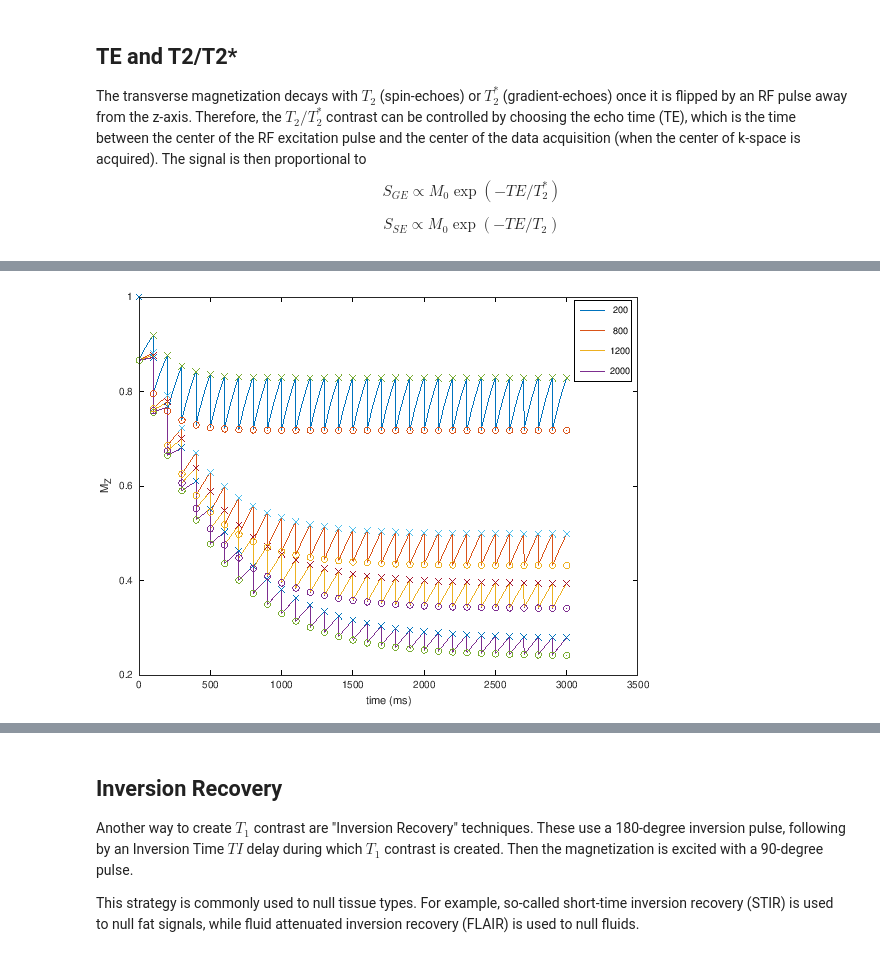
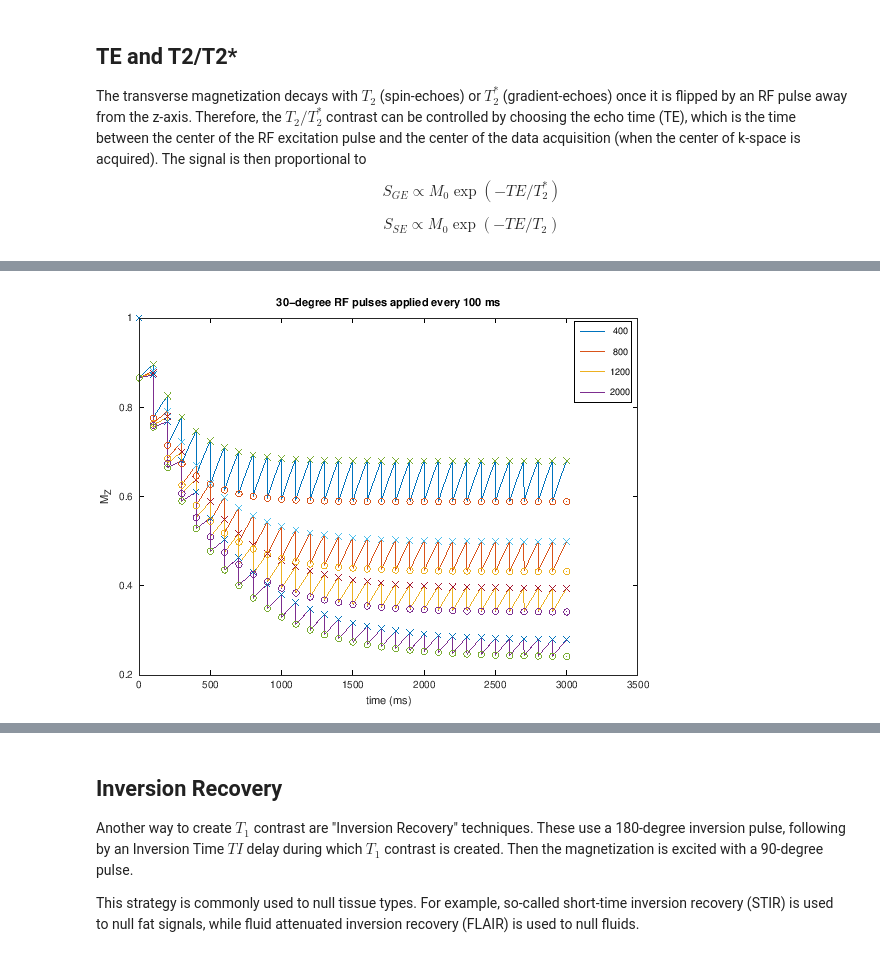
Before and after one commit to LarsonLab/MRI-education-resources, a Jupyter notebook: Notebooks/MRI Contrast.ipynb, the cells around one changed output, grey strips where cells are left out. Drawn from its saved outputs; the diff is of its cells as text; code cells hidden in the pictures.

```diff
--- a/Notebooks/MRI Contrast.ipynb
+++ b/Notebooks/MRI Contrast.ipynb
@@ -59,13 +58,13 @@ Illustrated in the second example below.  This shows that the magnetization can
 # %%
-% TR with 90-degree pulses
+% Signal evolution between TRs with 90-degree pulses
 
 M0 = 1;
 
-T1 = [200; 800; 1200; 2000]; %linspace(200,2000)'; % ms
+T1 = [400; 800; 1200; 2000]; %linspace(200,2000)'; % ms
 
 NTR = 8;
 flip = 90;
-TR = 100; %ms
+TR = 500; %ms
 Nt_per_TR = 100;
 t_per_TR = [1:Nt_per_TR]*TR/Nt_per_TR;
 t_minus = [0:NTR]*TR; t_plus = t_minus + 1;
@@ -98,4 +97,5 @@ end
 plot(t, Mz_all, t_minus, Mz_minus, 'x', t_plus, Mz_plus,'o')
 legend(int2str(T1))
 xlabel('time (ms)'), ylabel('M_Z')
+title([num2str(flip) '-degree RF pulses applied every ' num2str(TR) ' ms'])
 # %% [output]
@@ -103,9 +139,9 @@ xlabel('time (ms)'), ylabel('M_Z')
 # %%
-% TR with <90-degree pulses
+% Signal evolution between TRs with <90-degree pulses
 
 M0 = 1;
 
-T1 = [200; 800; 1200; 2000]; %linspace(200,2000)'; % ms
+T1 = [400; 800; 1200; 2000]; %linspace(200,2000)'; % ms
 
 NTR = 30;
 flip = 30;
@@ -116,31 +152,32 @@ t_minus = [0:NTR]*TR; t_plus = t_minus + 1;
 
 % magnetization before each RF pulse
 Mz_minus = zeros(length(T1), NTR+1);
 % magnetization after each RF pulse
 Mz_plus = zeros(length(T1), NTR+1);
 
 % initial condition
 Mz_minus(:,1) = M0;
 Mz_plus(:,1) = Mz_minus(:,1)*cos(flip*pi/180);
 t = [0 eps];
 Mz_all = [Mz_minus(:,1),Mz_plus(:,1)];
 
 
 for I = 1:NTR
     t = [t, t_per_TR + (I-1)*TR];
 
     for It = 1:Nt_per_TR
         Mz_all = [Mz_all, Mz_plus(:,I).*exp(-t_per_TR(It)./T1) + M0*(1-exp(-t_per_TR(It)./T1))];
     end
 
     Mz_minus(:,I+1) = Mz_plus(:,I).*exp(-TR./T1) + M0*(1-exp(-TR./T1));
     Mz_plus(:,I+1) = Mz_minus(:,I+1).*cos(flip*pi/180);
 
 
 end
 
 plot(t, Mz_all, t_minus, Mz_minus, 'x', t_plus, Mz_plus,'o')
 legend(int2str(T1))
 xlabel('time (ms)'), ylabel('M_Z')
+title([num2str(flip) '-degree RF pulses applied every ' num2str(TR) ' ms'])
 # %% [output]
-[figure, old version]
+[figure, new version]
```
Also changed, not shown: parts of 11 cells of this notebook, 1 other file.
